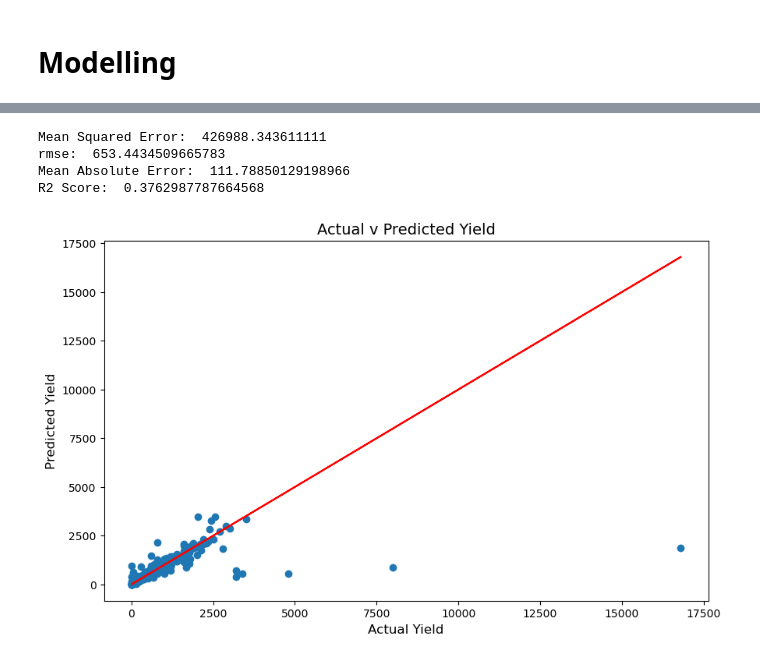
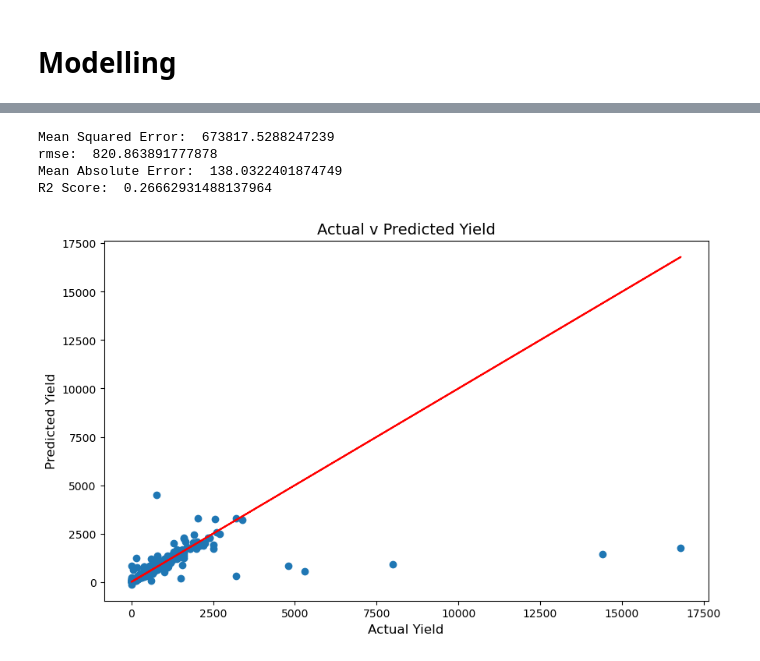
Before and after one commit to ashioyajotham/Zindi-Solutions, a Jupyter notebook: digital-green-crop-yield-estimate-challenge20230912-4562-1bbmstk/crop_yield_estimate.ipynb, the cells around one changed output, grey strips where cells are left out. Drawn from its saved outputs; the diff is of its cells as text; code cells hidden in the pictures.

```diff
--- a/digital-green-crop-yield-estimate-challenge20230912-4562-1bbmstk/crop_yield_estimate.ipynb
+++ b/digital-green-crop-yield-estimate-challenge20230912-4562-1bbmstk/crop_yield_estimate.ipynb
@@ -253,4 +233,0 @@ cat_cols
-# %%
-# One hot encoding
-train = pd.get_dummies(train, columns=cat_cols, drop_first=True)
-test = pd.get_dummies(test, columns=cat_cols, drop_first=True) # drop_first=True to avoid dummy variable trap
@@ -264,0 +273,16 @@ X.shape, y.shape
+# %%
+# Split the dataset into train and test sets
+from sklearn.model_selection import train_test_split
+X_train, X_test, y_train, y_test = train_test_split(X, train['Yield'], test_size=0.2, random_state=42)
+
+# Train the model
+from sklearn.ensemble import RandomForestRegressor
+rf = RandomForestRegressor(n_estimators=100, random_state=42)
+rf.fit(X_train, y_train)
+
+# Make predictions
+preds = rf.predict(X_test)
+
+# Evaluate the model
+from sklearn.metrics import mean_squared_error
+print("The RMSE of the model is: {}".format(np.sqrt(mean_squared_error(y_test, preds))))
@@ -265,9 +298,5 @@ X.shape, y.shape
 # %%
-from sklearn.model_selection import train_test_split
-X_train, X_test, y_train, y_test = train_test_split(X, y, test_size=0.2, random_state=42)
-
 from sklearn.linear_model import LinearRegression
-from sklearn.metrics import mean_squared_error, r2_score, mean_absolute_error
 lr = LinearRegression()
 lr.fit(X_train, y_train)
 
@@ -300,26 +334,27 @@ plt.show();
 # %%
-from sklearn.ensemble import RandomForestRegressor
-rf = RandomForestRegressor()
-rf.fit(X_train, y_train)
+from xgboost import XGBRegressor
+xgb = XGBRegressor()
 
-rf_pred = rf.predict(X_test)
+xgb.fit(X_train, y_train)
 
-print('Mean Squared Error: ', mean_squared_error(y_test, rf_pred))
-print('rmse: ', np.sqrt(mean_squared_error(y_test, rf_pred)))
-print('Mean Absolute Error: ', mean_absolute_error(y_test, rf_pred))
-print('R2 Score: ', r2_score(y_test, rf_pred))
+xgb_pred = xgb.predict(X_test)
+
+print('Mean Squared Error: ', mean_squared_error(y_test, xgb_pred))
+print('rmse: ', np.sqrt(mean_squared_error(y_test, xgb_pred)))
+print('Mean Absolute Error: ', mean_absolute_error(y_test, xgb_pred))
+print('R2 Score: ', r2_score(y_test, xgb_pred))
 
 # Visualize the difference between actual and predicted values
 plt.figure(figsize=(10, 6))
-plt.scatter(y_test, rf_pred)
+plt.scatter(y_test, xgb_pred)
 plt.plot(y_test, y_test, color='red')
 plt.xlabel('Actual Yield', fontsize=12)
 plt.ylabel('Predicted Yield', fontsize=12)
 plt.title('Actual v Predicted Yield', fontsize=14)
 plt.show();
 # %% [output]
-Mean Squared Error:  426988.343611111
-rmse:  653.4434509665783
-Mean Absolute Error:  111.78850129198966
-R2 Score:  0.3762987787664568
+Mean Squared Error:  673817.5288247239
+rmse:  820.863891777878
+Mean Absolute Error:  138.0322401874749
+R2 Score:  0.26662931488137964
-[figure, old version]
+[figure, new version]
```
Also changed, not shown: parts of 18 cells of this notebook, 2 other files.
